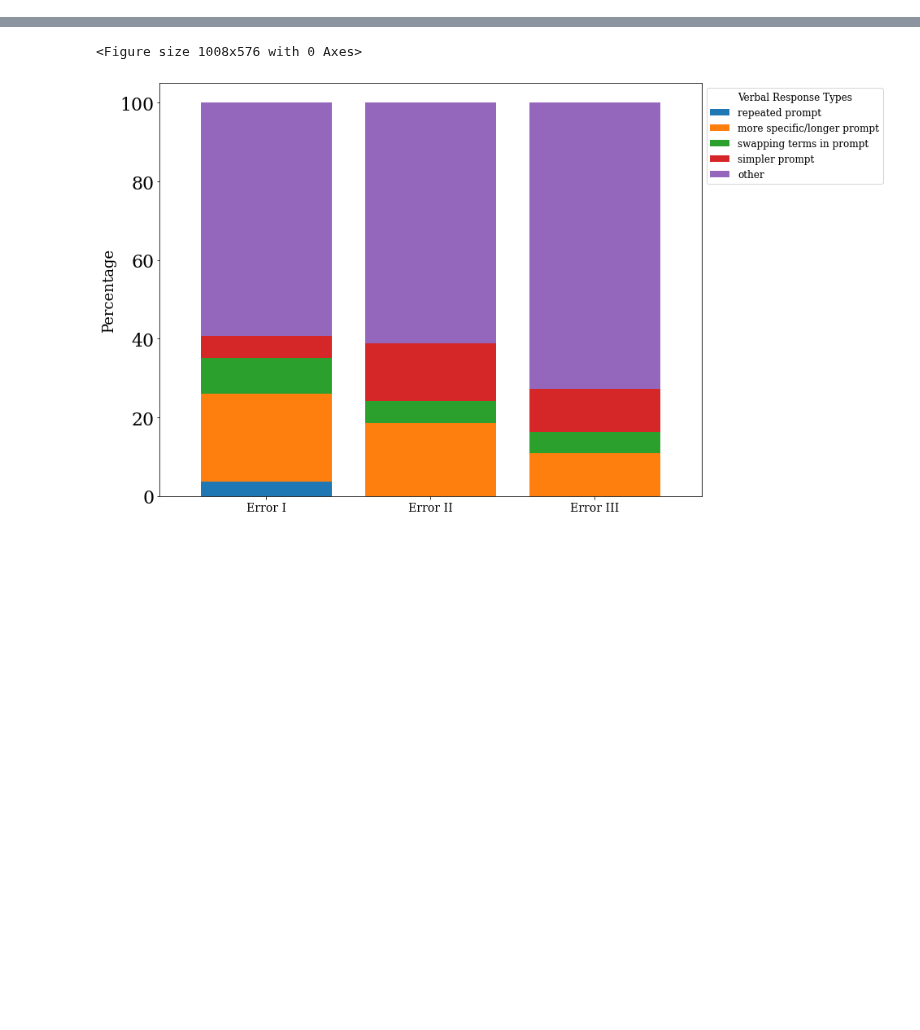
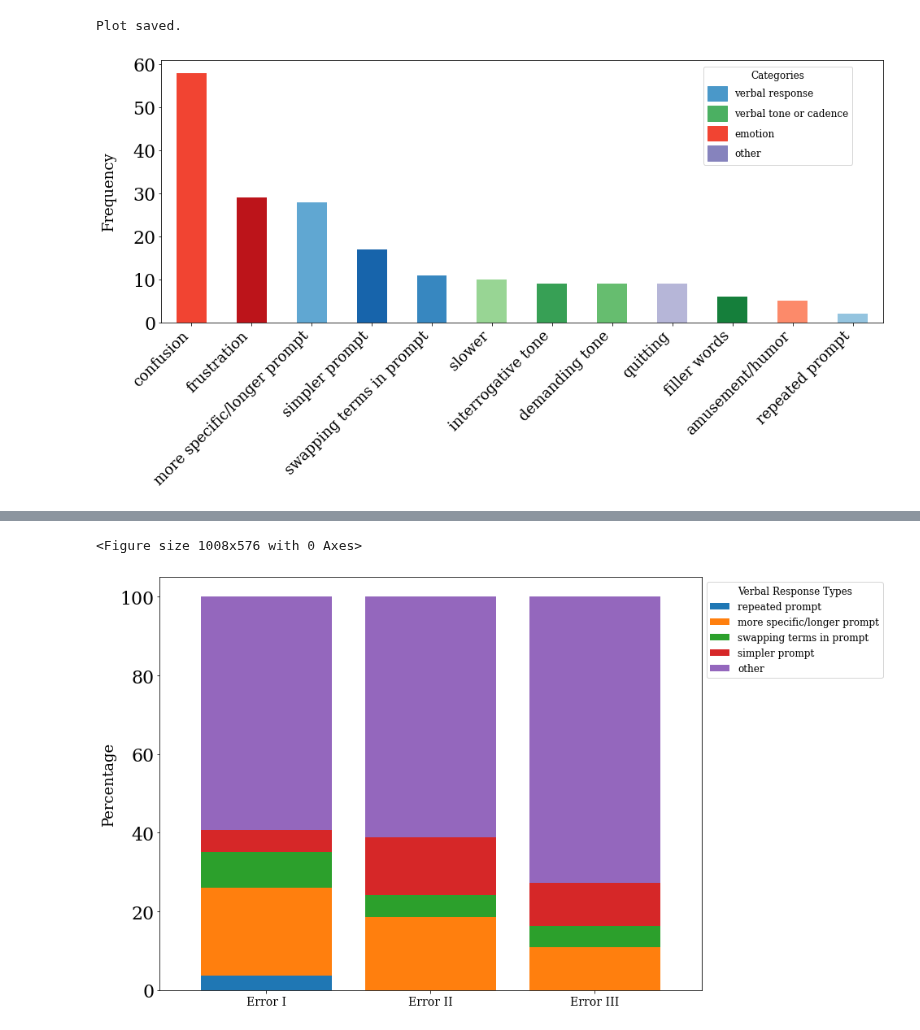
Before and after one commit to IRL-CT/badrobotsIRL, a Jupyter notebook: preprocessing/annotations/plot.ipynb, the cells around one changed output, grey strips where cells are left out. Drawn from its saved outputs; the diff is of its cells as text; code cells hidden in the pictures; blank space fills up the shorter version.

```diff
--- a/preprocessing/annotations/plot.ipynb
+++ b/preprocessing/annotations/plot.ipynb
@@ -150,3 +124,78 @@ Plot saved.
+# %%
+import pandas as pd
+import matplotlib.pyplot as plt
+import matplotlib.patches as mpatches
+import matplotlib.cm as cm
+import numpy as np
+
+annotation_list = [
+    "repeated prompt", "more specific/longer prompt", "swapping terms in prompt", "simpler prompt",
+    "slower", "demanding tone", "interrogative tone", "filler words",
+    "amusement/humor", "confusion", "frustration", "quitting"
+]
+
+categories = {
+    "verbal response": ["repeated prompt", "more specific/longer prompt", "swapping terms in prompt", "simpler prompt"],
+    "verbal tone or cadence": ["slower", "demanding tone", "interrogative tone", "filler words"],
+    "emotion": ["amusement/humor", "confusion", "frustration"],
+    "other": ["quitting"]
+}
+
+category_colormaps = {
+    "verbal response": cm.Blues,
+    "verbal tone or cadence": cm.Greens,
+    "emotion": cm.Reds,
+    "other": cm.Purples
+}
+
+data = pd.read_csv('sorted_nodbot_annotations_revised.csv')
+data['labels'] = data['labels'].fillna("").astype(str)
+data['labels'] = data['labels'].str.split(", ").apply(lambda x: [label for label in x if label in annotation_list])
+data = data.explode('labels')
+
+grouped_data = data.groupby(['error', 'labels']).size().unstack(fill_value=0)
+grouped_data = grouped_data.reindex(columns=annotation_list, fill_value=0)
+
+frequency = data['labels'].value_counts()
+
+def get_shaded_colors(category, labels):
+    cmap = category_colormaps[category]
+    num_labels = len(labels)
+    return cmap(np.linspace(0.4, 0.8, num_labels))
+
+label_colors = {}
+for category, labels in categories.items():
+    shades = get_shaded_colors(category, labels)
+    label_colors.update(dict(zip(labels, shades)))
+
+bar_colors = [label_colors[label] for label in frequency.index]
+
+plt.figure(figsize=(14, 8), facecolor='white')
+
+frequency.sort_values(ascending=False).plot(
+    kind='bar',
+    color=bar_colors
+)
+
+legend_patches = [
+    mpatches.Patch(color=category_colormaps[category](0.6), label=category)
+    for category in categories.keys()
+]
+plt.legend(handles=legend_patches, title="Categories", title_fontsize=12, bbox_to_anchor=(0.75, 0.98), loc='upper left', fontsize=12, handleheight=2, handlelength=2, borderaxespad=0.1)
+
+plt.xlabel("", fontsize=18)
+plt.ylabel("Frequency", labelpad=20, fontsize=18)
+plt.xticks(rotation=45, ha='right', fontsize=18)
+plt.tight_layout()
+plt.rcParams.update({'font.size': 22})
+plt.rcParams.update({'font.family': 'serif'})
+
+plt.savefig('plots/annotation_frequencies_wc.png', format='png', dpi=500)
+print("Plot saved.")
+plt.show()
+# %% [output]
+Plot saved.
+[figure, added]
 # %%
 annotation_list = [
     "repeated prompt", "more specific/longer prompt", "swapping terms in prompt", "simpler prompt",
```
Also changed, not shown: parts of 9 cells of this notebook, 14 other files.
